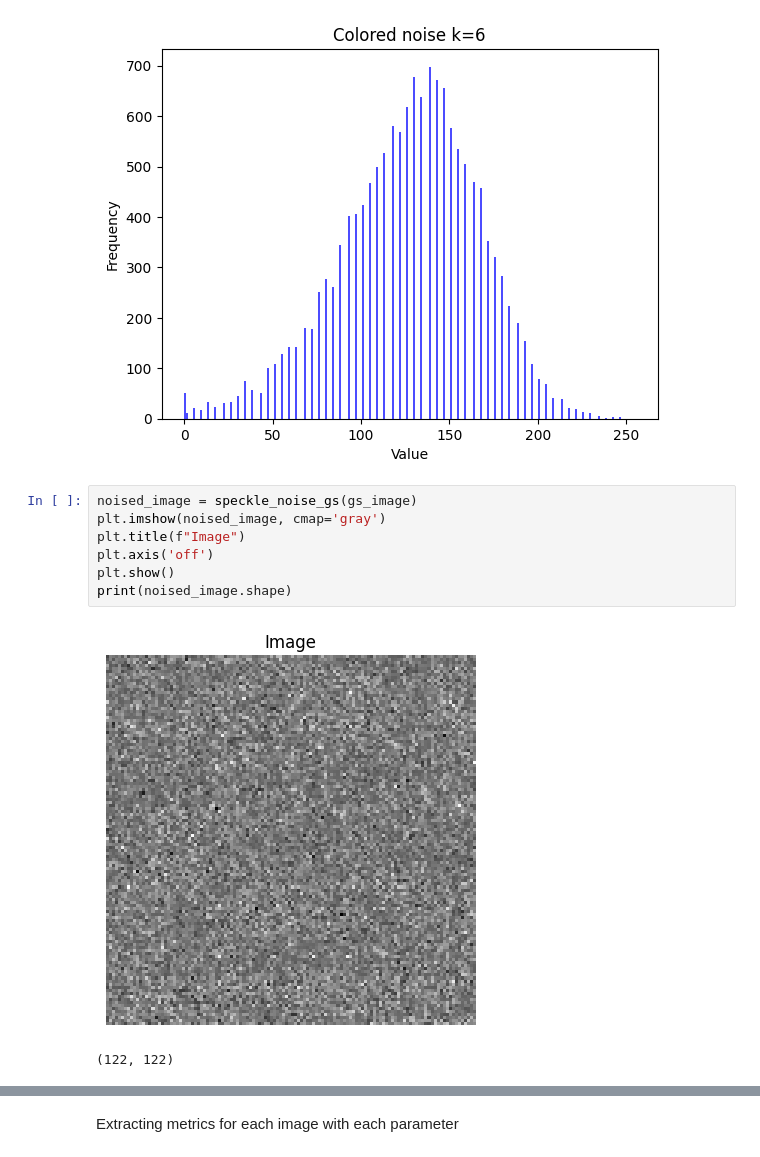
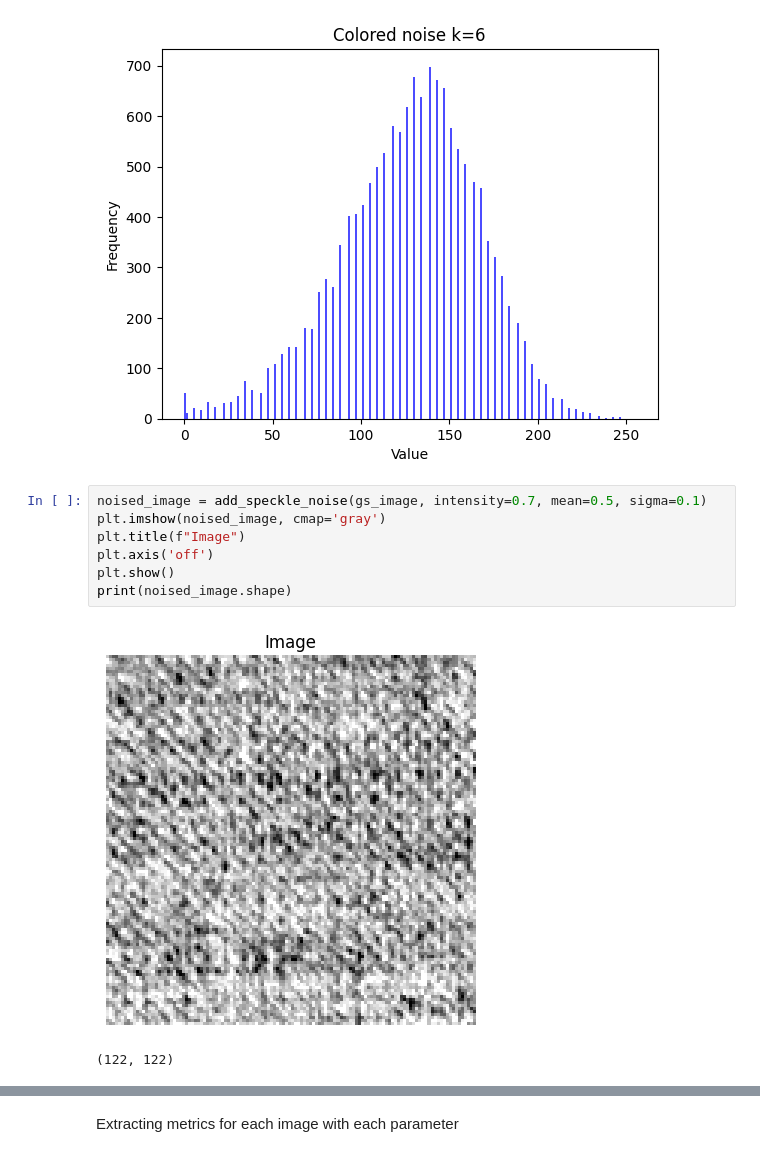
Before and after one commit to alvaroalbuquerque/SCS_plane_study, a Jupyter notebook: noise_analysis_speckle.ipynb, the cells around one changed output, grey strips where cells are left out. Saved outputs shown, nothing was run; the diff lists cells and outputs as text.

```diff
--- a/noise_analysis_speckle.ipynb
+++ b/noise_analysis_speckle.ipynb
@@ -120,14 +142,14 @@ generate_histogram(gs_image, isNormalized=True, title=f'Colored noise k=6')
 # %% [output]
 [figure]
 # %%
-noised_image = speckle_noise_gs(gs_image)
+noised_image = add_speckle_noise(gs_image, intensity=0.7, mean=0.5, sigma=0.1)
 plt.imshow(noised_image, cmap='gray')
 plt.title(f"Image")
 plt.axis('off')
 plt.show()
 print(noised_image.shape)
 # %% [output]
-[figure, old version]
+[figure, new version]
 (122, 122)
 # %%
 generate_histogram(noised_image, isNormalized=True, title=f'S&P')
```
Also changed, not shown: parts of 22 cells of this notebook, 5 other files.
